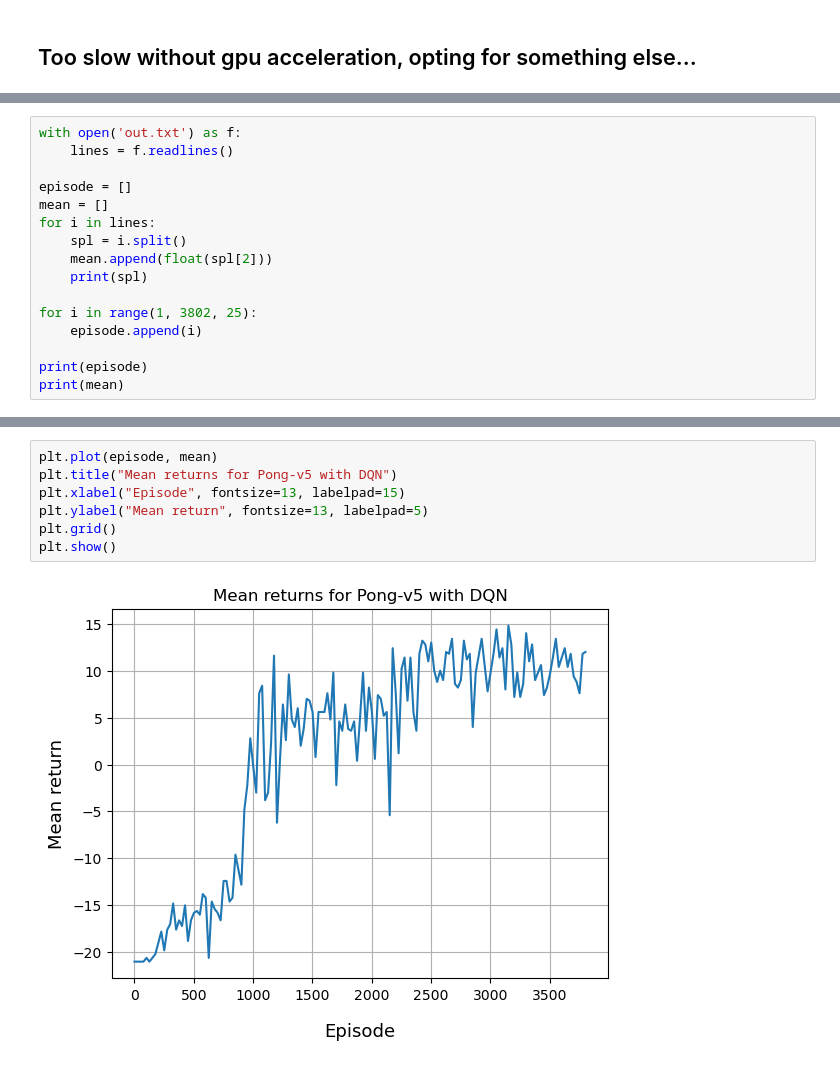
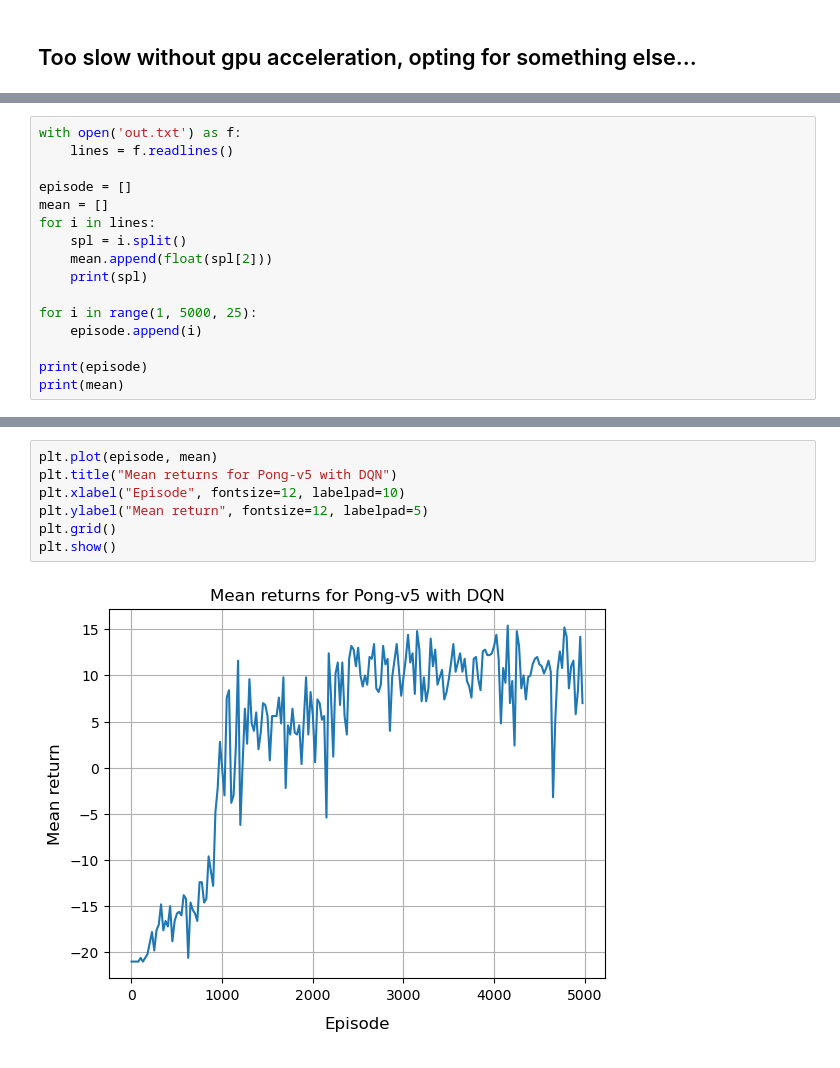
Before and after one commit to emiresenov/RL-Project, a Jupyter notebook: RL-project.ipynb, the cells around one changed output, grey strips where cells are left out. Cells and saved outputs as stored; diff of their text form.

```diff
--- a/RL-project.ipynb
+++ b/RL-project.ipynb
@@ -187,7 +189,7 @@ for i in lines:
     mean.append(float(spl[2]))
     print(spl)
 
-for i in range(1, 3802, 25):
+for i in range(1, 5000, 25):
     episode.append(i)
 
 print(episode)
@@ -213,9 +215,9 @@ print(mean)
 # %%
 plt.plot(episode, mean)
 plt.title("Mean returns for Pong-v5 with DQN")
-plt.xlabel("Episode", fontsize=13, labelpad=15)
-plt.ylabel("Mean return", fontsize=13, labelpad=5)
+plt.xlabel("Episode", fontsize=12, labelpad=10)
+plt.ylabel("Mean return", fontsize=12, labelpad=5)
 plt.grid()
 plt.show()
 # %% [output]
-[figure, old version]
+[figure, new version]
```
Also changed, not shown: parts of 3 cells of this notebook, 1 other file.
